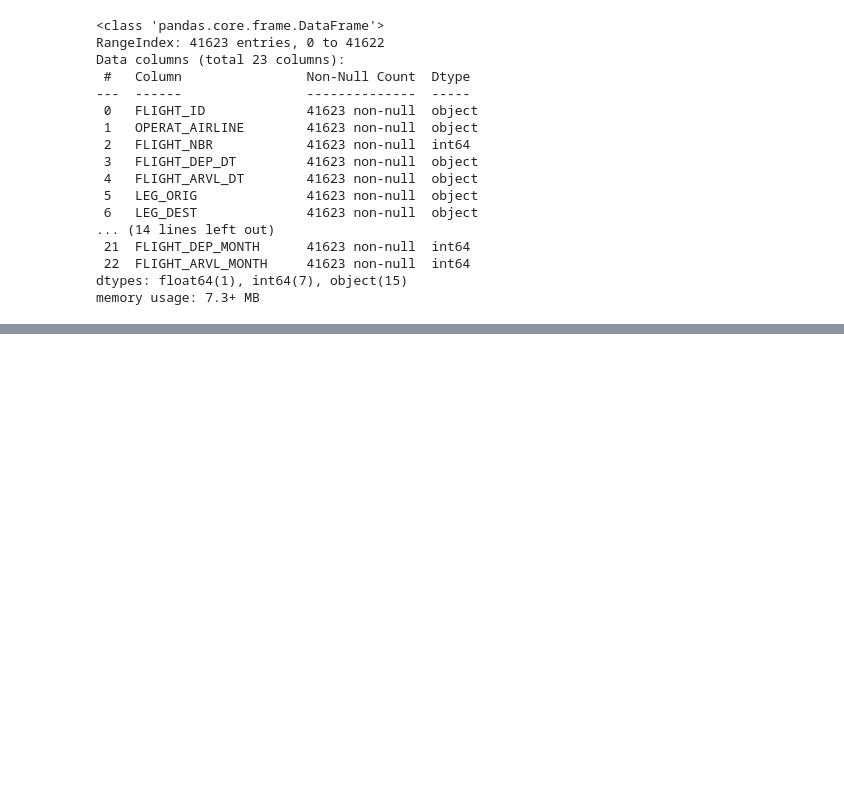
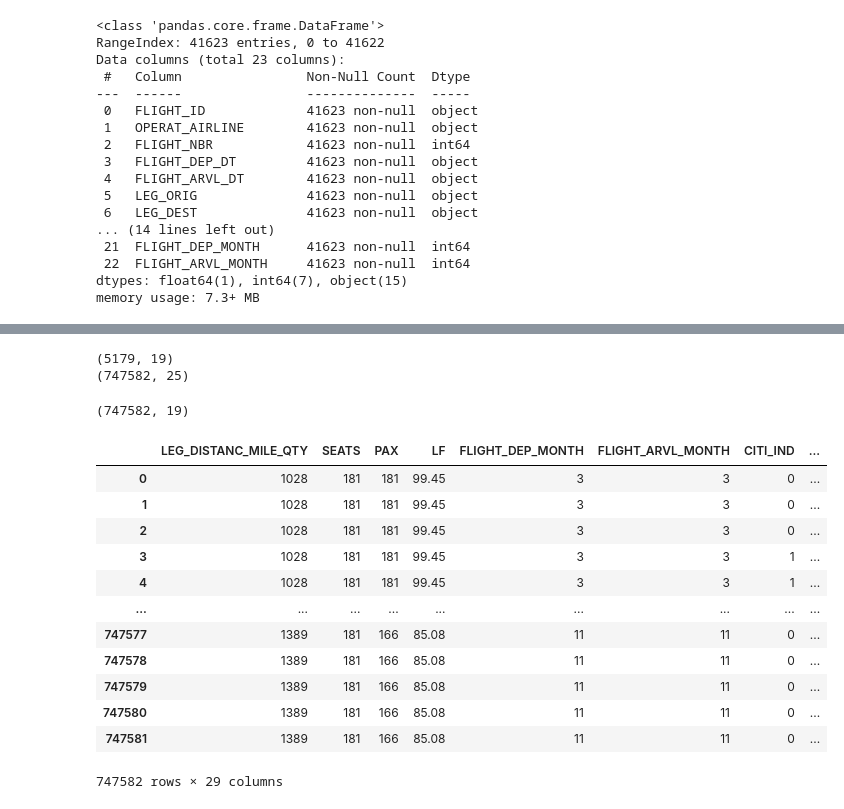
Before and after one commit to ShilpaSinghvi/AIML, a Jupyter notebook: Bags_Check_G.ipynb, the cells around one changed output, grey strips where cells are left out. Drawn from its saved outputs; the diff is of its cells as text; code cells hidden in the pictures; blank space fills up the shorter version.

```diff
--- a/Bags_Check_G.ipynb
+++ b/Bags_Check_G.ipynb
@@ -435,0 +441,6 @@ Testing Score :  0.8226125535647281
+# %%
+print(flt_score_df.shape)
+print(pax_score_df.shape)
+# %% [output]
+(5179, 19)
+(747582, 25)
@@ -435,0 +453,28 @@ Testing Score :  0.8226125535647281
+# %%
+flt_score_df.drop(['FLEET','OPERAT_AIRLINE','FLIGHT_NBR','FLIGHT_DEP_DT','FLIGHT_ARVL_DT','SCHD_DTM','SCHD_ATM','LEG_ORIG','LEG_DEST','SUB_FLEET'], axis=1, inplace=True)
+# %%
+jd_SCORE_df = pd.merge(flt_score_df,pax_score_df , how='inner', on='FLIGHT_ID')
+# %%
+jd_SCORE_df.drop(['FLIGHT_ID','FARE_CLASS_CD'], axis=1, inplace=True)
+# %%
+jd_SCORE_df.shape
+# %% [output]
+(747582, 19)
+# %%
+df_SCORE = pd.get_dummies(jd_SCORE_df,drop_first=True)
+# %%
+df_SCORE
+# %% [output]
+|  | LEG_DISTANC_MILE_QTY | SEATS | PAX | LF | FLIGHT_DEP_MONTH | FLIGHT_ARVL_MONTH | CITI_IND | ... |
+| 0 | 1028 | 181 | 181 | 99.45 | 3 | 3 | 0 | ... |
+| 1 | 1028 | 181 | 181 | 99.45 | 3 | 3 | 0 | ... |
+| 2 | 1028 | 181 | 181 | 99.45 | 3 | 3 | 0 | ... |
+| 3 | 1028 | 181 | 181 | 99.45 | 3 | 3 | 1 | ... |
+| 4 | 1028 | 181 | 181 | 99.45 | 3 | 3 | 1 | ... |
+| ... | ... | ... | ... | ... | ... | ... | ... | ... |
+| 747577 | 1389 | 181 | 166 | 85.08 | 11 | 11 | 0 | ... |
+| 747578 | 1389 | 181 | 166 | 85.08 | 11 | 11 | 0 | ... |
+| 747579 | 1389 | 181 | 166 | 85.08 | 11 | 11 | 0 | ... |
+| 747580 | 1389 | 181 | 166 | 85.08 | 11 | 11 | 0 | ... |
+| 747581 | 1389 | 181 | 166 | 85.08 | 11 | 11 | 0 | ... |
+747582 rows × 29 columns
```
Also changed, not shown: parts of 33 cells of this notebook.
